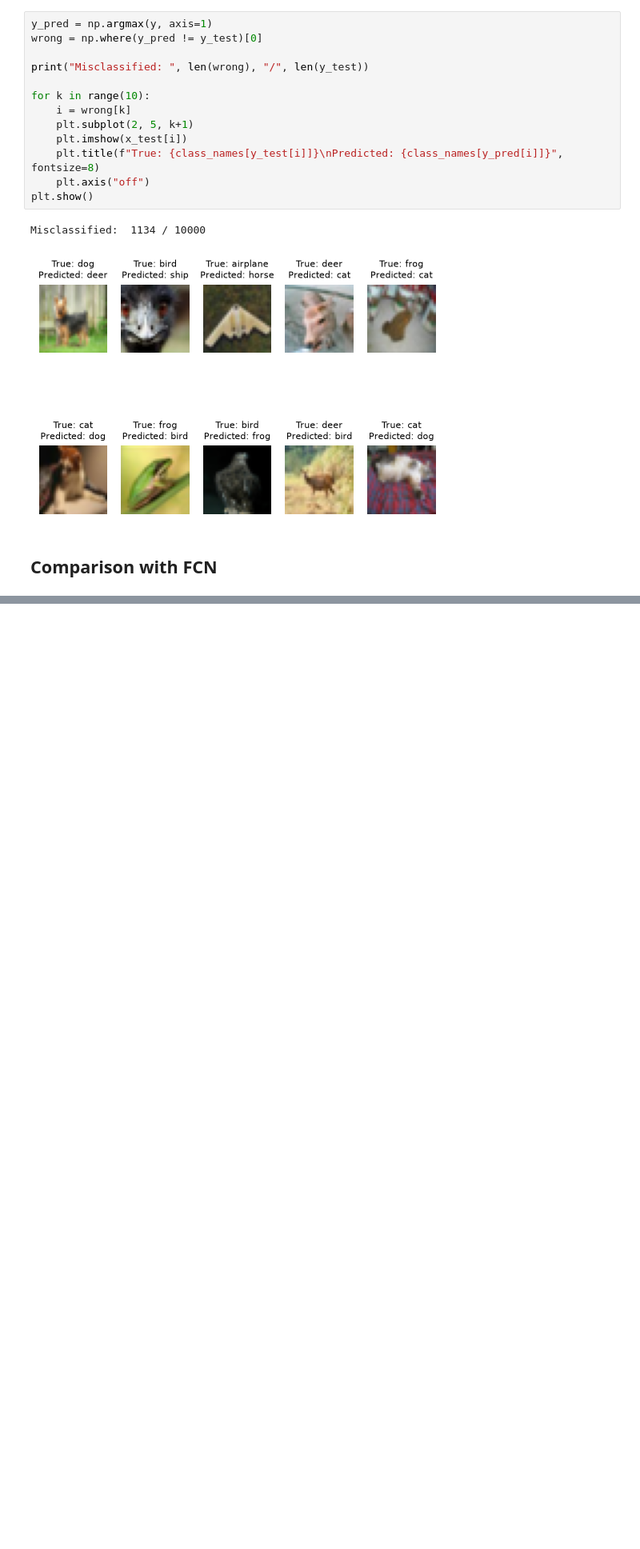
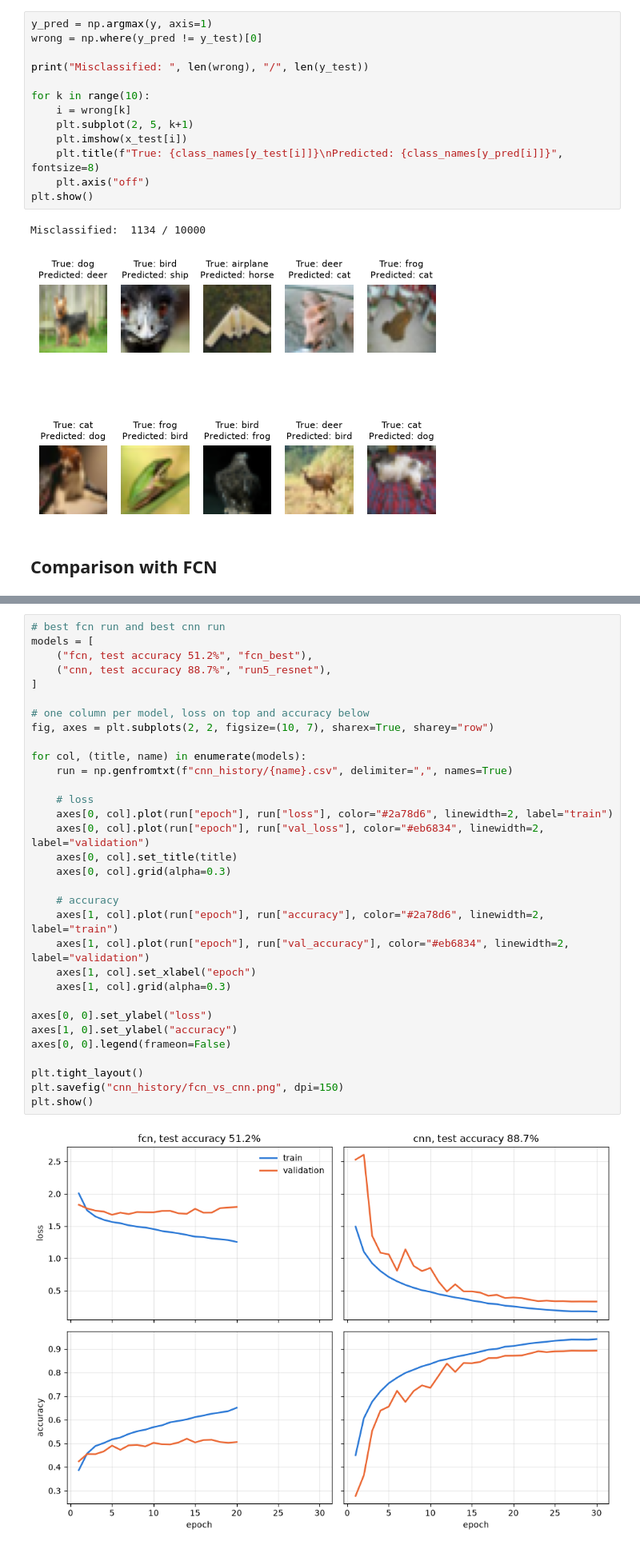
Before and after one commit to alekkiq/neural-networks-g5, a Jupyter notebook: mini-projects/cifar-10/cnn.ipynb, the cells around one changed output, grey strips where cells are left out. Shown at 80% size. Saved outputs shown, nothing was run; the diff lists cells and outputs as text; blank space fills up the shorter version.

```diff
--- a/mini-projects/cifar-10/cnn.ipynb
+++ b/mini-projects/cifar-10/cnn.ipynb
@@ -372 +396,35 @@ FCN test accuracy:  0.4806  training time:  79.3  seconds
 CNN test accuracy:  0.8866  training time:  1655.1  seconds
+# %%
+# best fcn run and best cnn run
+models = [
+    ("fcn, test accuracy 51.2%", "fcn_best"),
+    ("cnn, test accuracy 88.7%", "run5_resnet"),
+]
+
+# one column per model, loss on top and accuracy below
+fig, axes = plt.subplots(2, 2, figsize=(10, 7), sharex=True, sharey="row")
+
+for col, (title, name) in enumerate(models):
+    run = np.genfromtxt(f"cnn_history/{name}.csv", delimiter=",", names=True)
+
+    # loss
+    axes[0, col].plot(run["epoch"], run["loss"], color="#2a78d6", linewidth=2, label="train")
+    axes[0, col].plot(run["epoch"], run["val_loss"], color="#eb6834", linewidth=2, label="validation")
+    axes[0, col].set_title(title)
+    axes[0, col].grid(alpha=0.3)
+
+    # accuracy
+    axes[1, col].plot(run["epoch"], run["accuracy"], color="#2a78d6", linewidth=2, label="train")
+    axes[1, col].plot(run["epoch"], run["val_accuracy"], color="#eb6834", linewidth=2, label="validation")
+    axes[1, col].set_xlabel("epoch")
+    axes[1, col].grid(alpha=0.3)
+
+axes[0, 0].set_ylabel("loss")
+axes[1, 0].set_ylabel("accuracy")
+axes[0, 0].legend(frameon=False)
+
+plt.tight_layout()
+plt.savefig("cnn_history/fcn_vs_cnn.png", dpi=150)
+plt.show()
+# %% [output]
+[figure, added]
```
Also changed, not shown: parts of 5 cells of this notebook, 2 other files.
